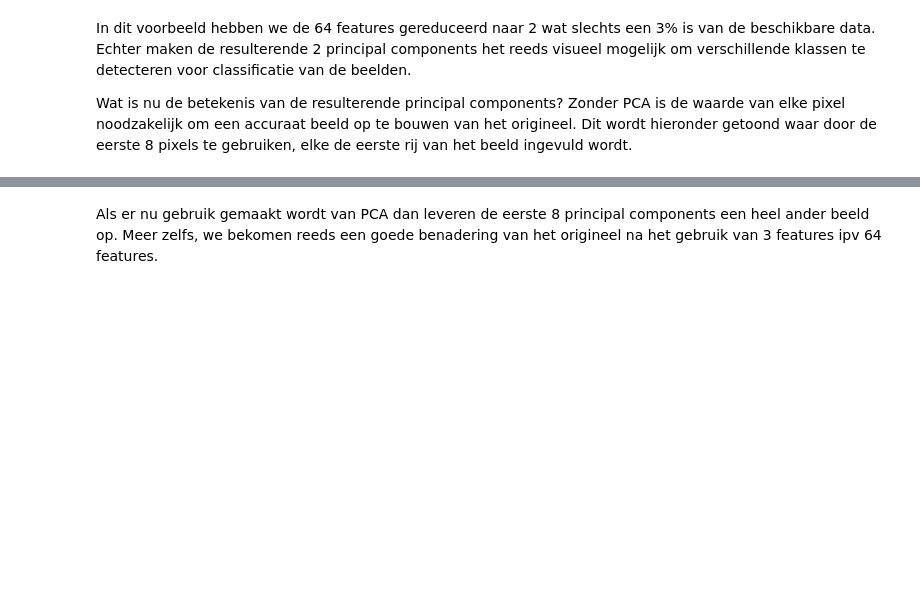
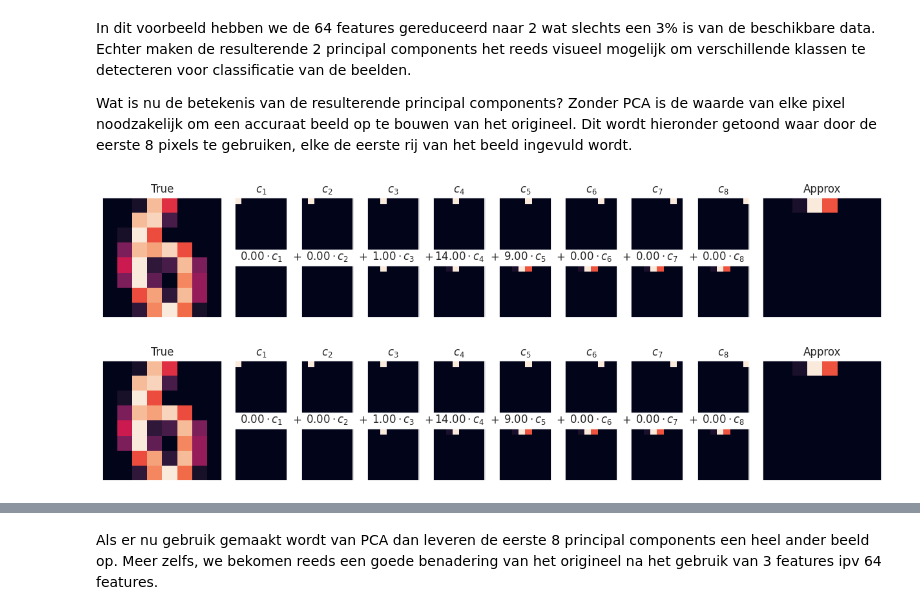
Before and after one commit to OdiseeDataScience2526/Leerstof-groep123, a Jupyter notebook: Les_09/03_DimensionalityReduction.ipynb, the cells around one changed output, grey strips where cells are left out. Cells and saved outputs as stored; diff of their text form; code cells hidden in the pictures; blank space fills up the shorter version.

```diff
--- a/Les_09/03_DimensionalityReduction.ipynb
+++ b/Les_09/03_DimensionalityReduction.ipynb
@@ -179,3 +227,8 @@ def plot_pca_components(x, coefficients=None, mean=0, components=None,
 
     show(slice(2), slice(-2, None), approx, "Approx")
     return fig
+# %%
+plot_pca_components(X[782,:], show_mean=False)
+# %% [output]
+[figure, added]
+[figure, added]
```
Also changed, not shown: parts of 16 cells of this notebook.
